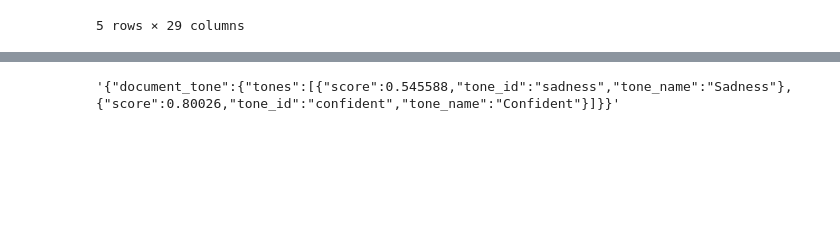
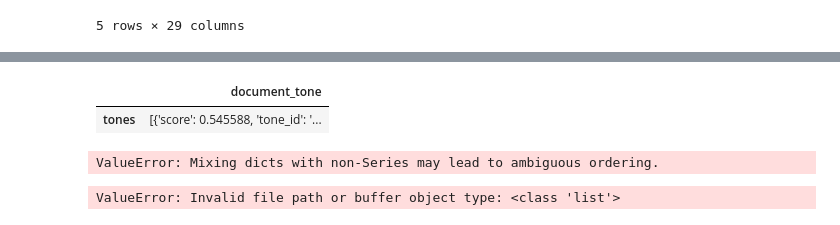
Before and after one commit to clarizamayo/BMI_Tone_Analyzer, a Jupyter notebook: analyzer.ipynb, the cells around one changed output, grey strips where cells are left out. Drawn from its saved outputs; the diff is of its cells as text; code cells hidden in the pictures; blank space fills up the shorter version.

```diff
--- a/analyzer.ipynb
+++ b/analyzer.ipynb
@@ -30,18 +62,33 @@ df.head()
 # %%
 import urllib
 import requests
 text = "Feel very rushed with the hackathon"
 
 def get_tone(text):
     '''
     Get tone for text uses IBM tone API
     '''
-    key = ("apikey", "dQLp8JO_J58ODhzuea9c9NMEk-3FloI-txKilaeU_goO")
+    key = ("apikey", "key")
     link = "https://api.us-south.tone-analyzer.watson.cloud.ibm.com/instances/a1c60bfe-61c6-49d1-a4d1-b435f853e9a5/v3/tone?"
     params = {"version":"2017-09-21","text":text}
     r = requests.get(link+urllib.parse.urlencode(params), auth=key)
-    return r.text
+    return pd.read_json(r.text)
 
 get_tone(text)
 # %% [output]
-'{"document_tone":{"tones":[{"score":0.545588,"tone_id":"sadness","tone_name":"Sadness"},{"score":0.80026,"tone_id":"confident","tone_name":"Confident"}]}}'
+|  | document_tone |
+| tones | [{'score': 0.545588, 'tone_id': '... |
+# %%
+def getting_text(columns):
+    for col in columns:
+        get_tone(df[col])
+        final_tones.append(col_tone)
+    return final_tones
+
+results = getting_text(columns)
+# %% [output]
+ValueError: Mixing dicts with non-Series may lead to ambiguous ordering.
+# %%
+pd.read_json(results)
+# %% [output]
+ValueError: Invalid file path or buffer object type: <class 'list'>
```
Also changed, not shown: parts of 4 cells of this notebook, 1 other file.
